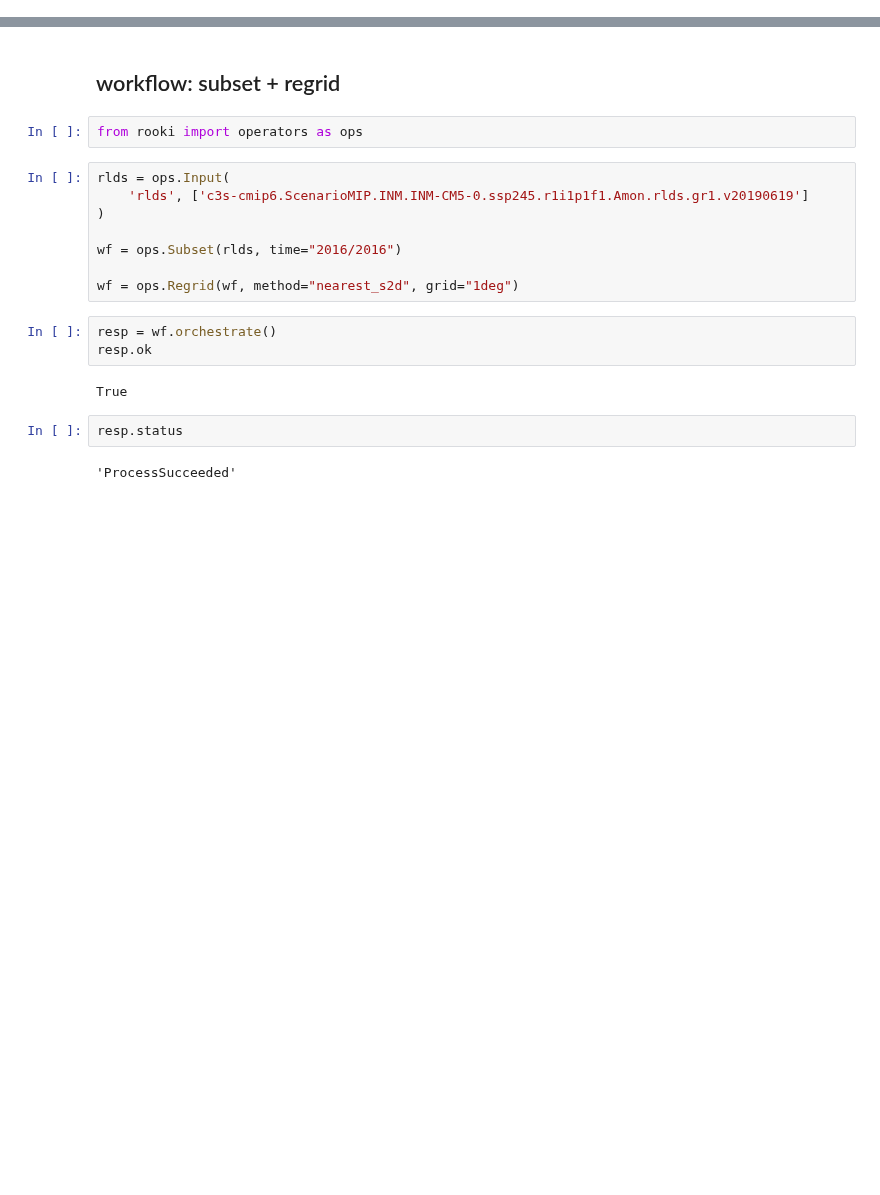
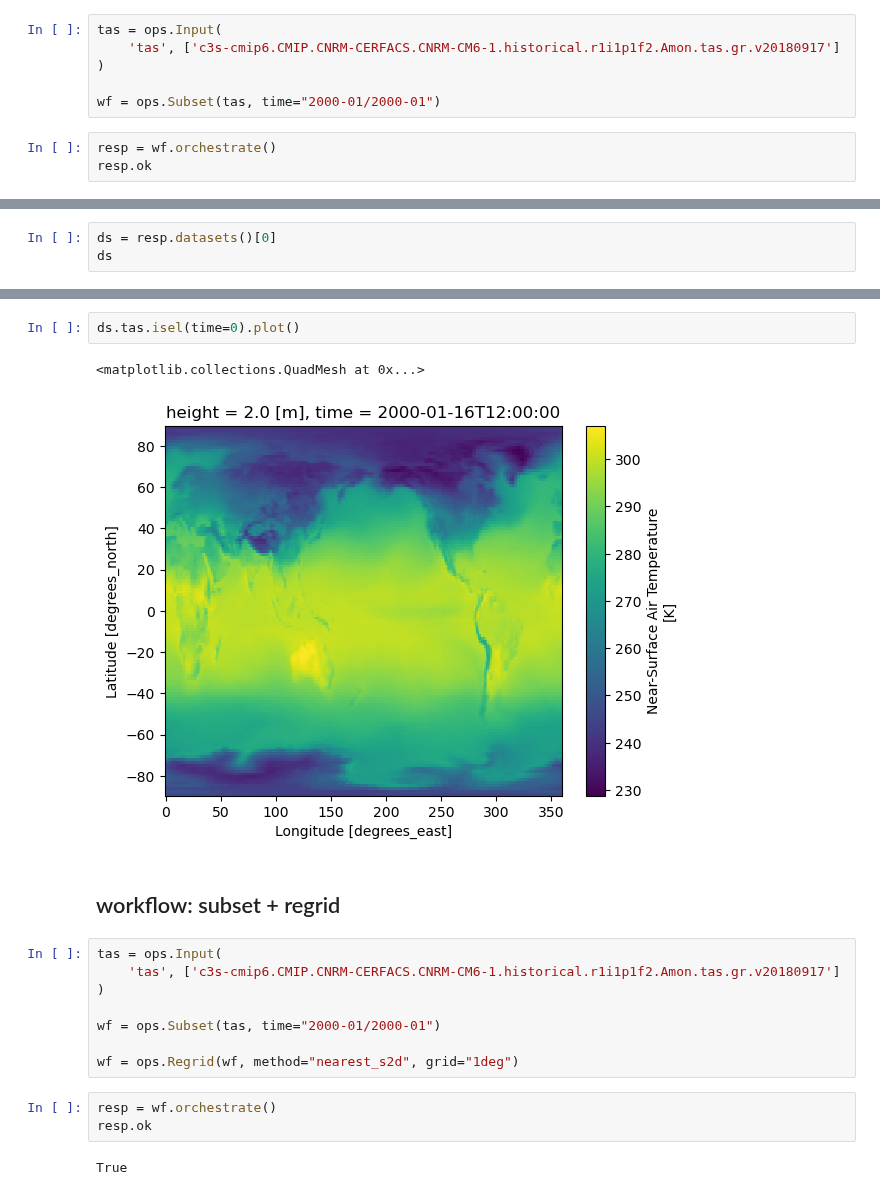
Before and after one commit to roocs/rooki, a Jupyter notebook: notebooks/demo/demo-rooki-regrid-cmip6.ipynb, the cells around one changed output, grey strips where cells are left out. Cells and saved outputs as stored; diff of their text form; blank space fills up the shorter version.

```diff
--- a/notebooks/demo/demo-rooki-regrid-cmip6.ipynb
+++ b/notebooks/demo/demo-rooki-regrid-cmip6.ipynb
@@ -31,0 +35,9 @@ Type:      method
+# %%
+tas = ops.Input(
+    'tas', ['c3s-cmip6.CMIP.CNRM-CERFACS.CNRM-CM6-1.historical.r1i1p1f2.Amon.tas.gr.v20180917']
+)
+
+wf = ops.Subset(tas, time="2000-01/2000-01")
+# %%
+resp = wf.orchestrate()
+resp.ok
@@ -31,0 +46,3 @@ Type:      method
+# %%
+ds = resp.datasets()[0]
+ds
@@ -32,13 +68,16 @@ Type:      method
+# %%
+ds.tas.isel(time=0).plot()
+# %% [output]
+<matplotlib.collections.QuadMesh at 0x...>
+[figure, added]
 # %% [markdown]
 ## workflow: subset + regrid
-# %%
-from rooki import operators as ops
 # %%
-rlds = ops.Input(
-    'rlds', ['c3s-cmip6.ScenarioMIP.INM.INM-CM5-0.ssp245.r1i1p1f1.Amon.rlds.gr1.v20190619']
+tas = ops.Input(
+    'tas', ['c3s-cmip6.CMIP.CNRM-CERFACS.CNRM-CM6-1.historical.r1i1p1f2.Amon.tas.gr.v20180917']
 )
 
-wf = ops.Subset(rlds, time="2016/2016")
+wf = ops.Subset(tas, time="2000-01/2000-01")
 
 wf = ops.Regrid(wf, method="nearest_s2d", grid="1deg")
 # %%
@@ -46,10 +85,6 @@ resp = wf.orchestrate()
 resp.ok
 # %% [output]
 True
-# %%
-resp.status
-# %% [output]
-'ProcessSucceeded'
 # %%
 ds = resp.datasets()[0]
 ds
```
Also changed, not shown: parts of 10 cells of this notebook, 3 other files.
